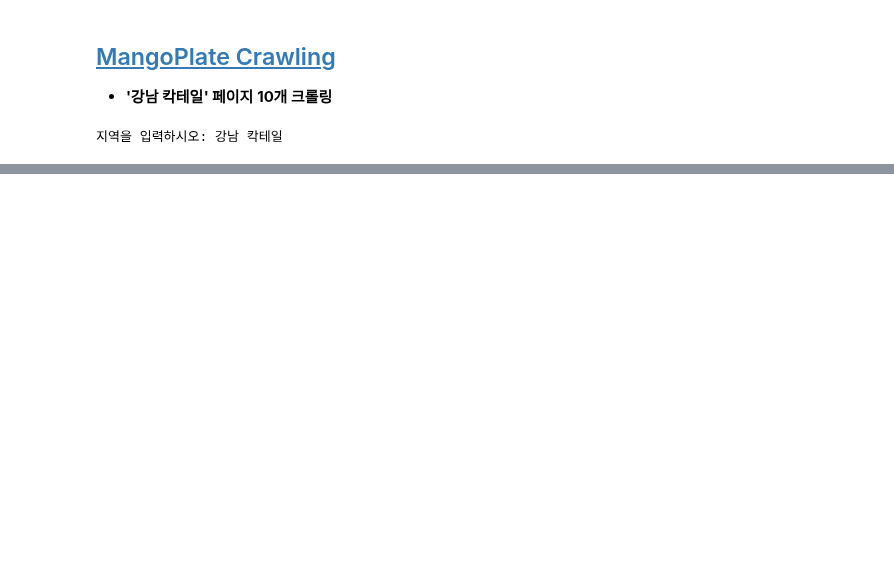
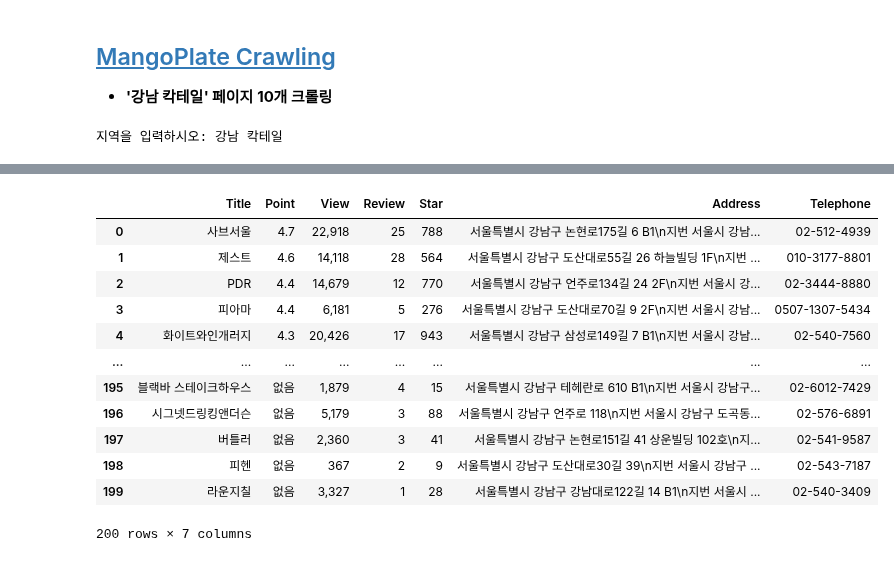
Before and after one commit to Son-Sumin/Jupyter, a Jupyter notebook: scraping/Mango Plate6 Gangnam Cocktail.ipynb, the cells around one changed output, grey strips where cells are left out. Drawn from its saved outputs; the diff is of its cells as text; code cells hidden in the pictures; blank space fills up the shorter version.

Commit message:
망고 플레이트 Gangnam_Cocktail 완성

```diff
--- a/scraping/Mango Plate6 Gangnam Cocktail.ipynb
+++ b/scraping/Mango Plate6 Gangnam Cocktail.ipynb
@@ -207,0 +204,30 @@ df10.to_csv('Gangnam10.csv', encoding='utf-8-sig', index=False)
+# %%
+# 저장한 csv 불러오기
+df1 = pd.read_csv('data_project/Gangnam_Cocktail1.csv')
+df2 = pd.read_csv('data_project/Gangnam_Cocktail2.csv')
+df3 = pd.read_csv('data_project/Gangnam_Cocktail3.csv')
+df4 = pd.read_csv('data_project/Gangnam_Cocktail4.csv')
+df5 = pd.read_csv('data_project/Gangnam_Cocktail5.csv')
+df6 = pd.read_csv('data_project/Gangnam_Cocktail6.csv')
+df7 = pd.read_csv('data_project/Gangnam_Cocktail7.csv')
+df8 = pd.read_csv('data_project/Gangnam_Cocktail8.csv')
+df9 = pd.read_csv('data_project/Gangnam_Cocktail9.csv')
+df10 = pd.read_csv('data_project/Gangnam_Cocktail10.csv')
+# %%
+df_list = [df1, df2, df3, df4, df5, df6, df7, df8, df9, df10]
+df_all = pd.concat(df_list, ignore_index=True)
+df_all
+# %% [output]
+|  | Title | Point | View | Review | Star | Address | Telephone |
+| 0 | 사브서울 | 4.7 | 22,918 | 25 | 788 | 서울특별시 강남구 논현로175길 6 B1\n지번 서울시 강남... | 02-512-4939 |
+| 1 | 제스트 | 4.6 | 14,118 | 28 | 564 | 서울특별시 강남구 도산대로55길 26 하늘빌딩 1F\n지번 ... | 010-3177-8801 |
+| 2 | PDR | 4.4 | 14,679 | 12 | 770 | 서울특별시 강남구 언주로134길 24 2F\n지번 서울시 강... | 02-3444-8880 |
+| 3 | 피아마 | 4.4 | 6,181 | 5 | 276 | 서울특별시 강남구 도산대로70길 9 2F\n지번 서울시 강남... | 0507-1307-5434 |
+| 4 | 화이트와인개러지 | 4.3 | 20,426 | 17 | 943 | 서울특별시 강남구 삼성로149길 7 B1\n지번 서울시 강남... | 02-540-7560 |
+| ... | ... | ... | ... | ... | ... | ... | ... |
+| 195 | 블랙바 스테이크하우스 | 없음 | 1,879 | 4 | 15 | 서울특별시 강남구 테헤란로 610 B1\n지번 서울시 강남구... | 02-6012-7429 |
+| 196 | 시그넷드링킹앤더슨 | 없음 | 5,179 | 3 | 88 | 서울특별시 강남구 언주로 118\n지번 서울시 강남구 도곡동... | 02-576-6891 |
+| 197 | 버틀러 | 없음 | 2,360 | 3 | 41 | 서울특별시 강남구 논현로151길 41 상운빌딩 102호\n지... | 02-541-9587 |
+| 198 | 피헨 | 없음 | 367 | 2 | 9 | 서울특별시 강남구 도산대로30길 39\n지번 서울시 강남구 ... | 02-543-7187 |
+| 199 | 라운지칠 | 없음 | 3,327 | 1 | 28 | 서울특별시 강남구 강남대로122길 14 B1\n지번 서울시 ... | 02-540-3409 |
+200 rows × 7 columns
```
Also changed, not shown: parts of 14 cells of this notebook, 13 other files.
